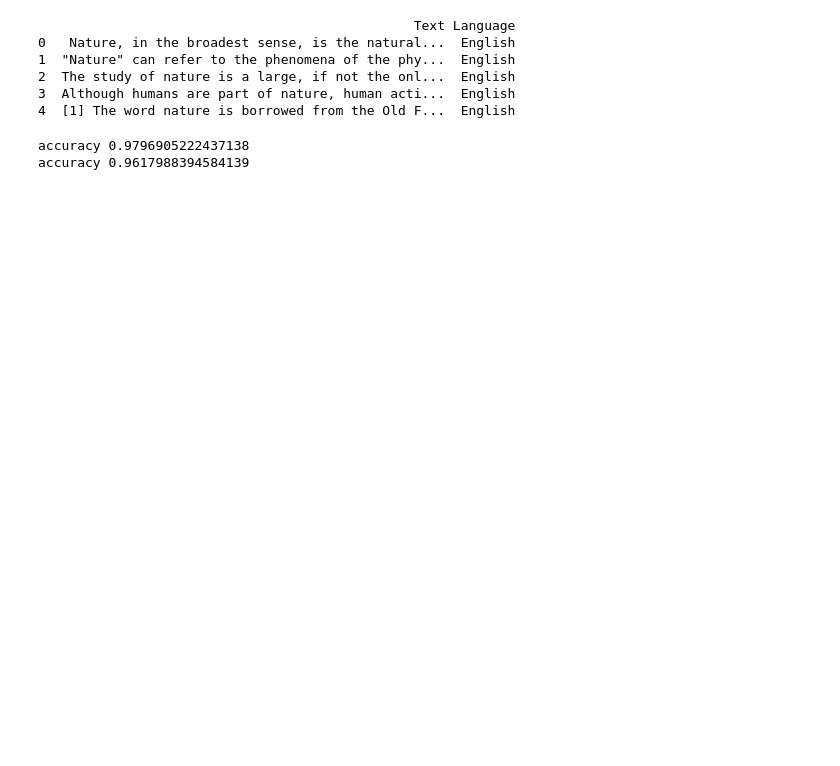
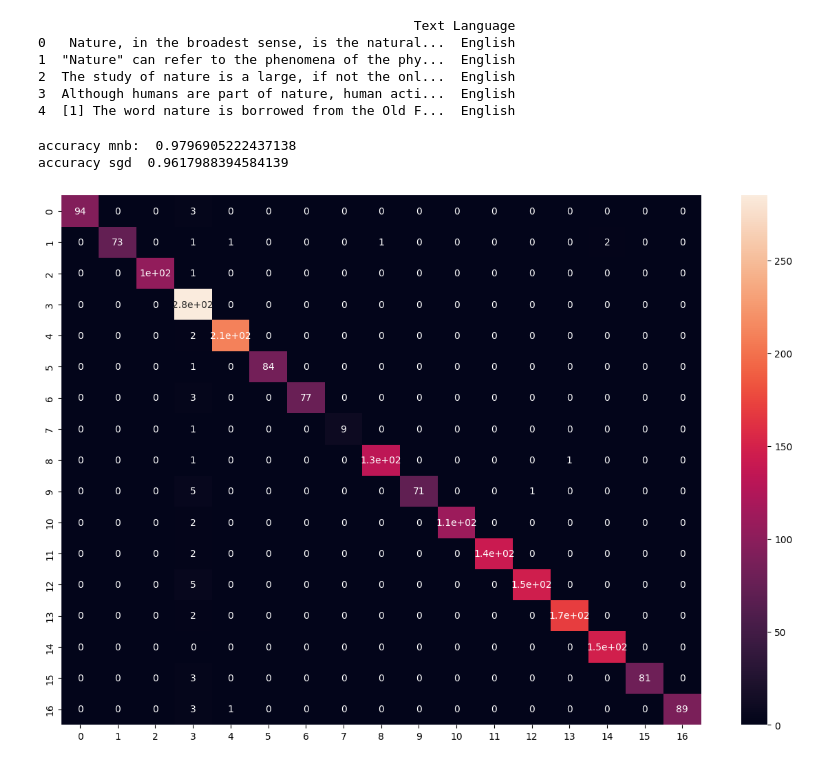
Before and after one commit to AbhiByte/language-detection-nlp, a Jupyter notebook: model.ipynb, the cells around one changed output. Drawn from its saved outputs; the diff is of its cells as text; code cells hidden in the pictures; blank space fills up the shorter version.

```diff
--- a/model.ipynb
+++ b/model.ipynb
@@ -40,7 +40,13 @@ SGD_model.fit(X_train, y_train)
 y_pred_sgd = SGD_model.predict(X_test)
 acc_score_sgd = accuracy_score(y_pred_sgd, y_test)
 cm_sgd = confusion_matrix(y_test, y_pred_sgd)
-print('accuracy  %s' % acc_score_sgd)
+print('accuracy sgd  %s' % acc_score_sgd)
 # %% [output]
-accuracy 0.9796905222437138
-accuracy 0.9617988394584139
+accuracy mnb:  0.9796905222437138
+accuracy sgd  0.9617988394584139
+# %%
+plt.figure(figsize=(15, 10))
+seaborn.heatmap(cm_mnb, annot=True)
+plt.show()
+# %% [output]
+[figure, added]
```
